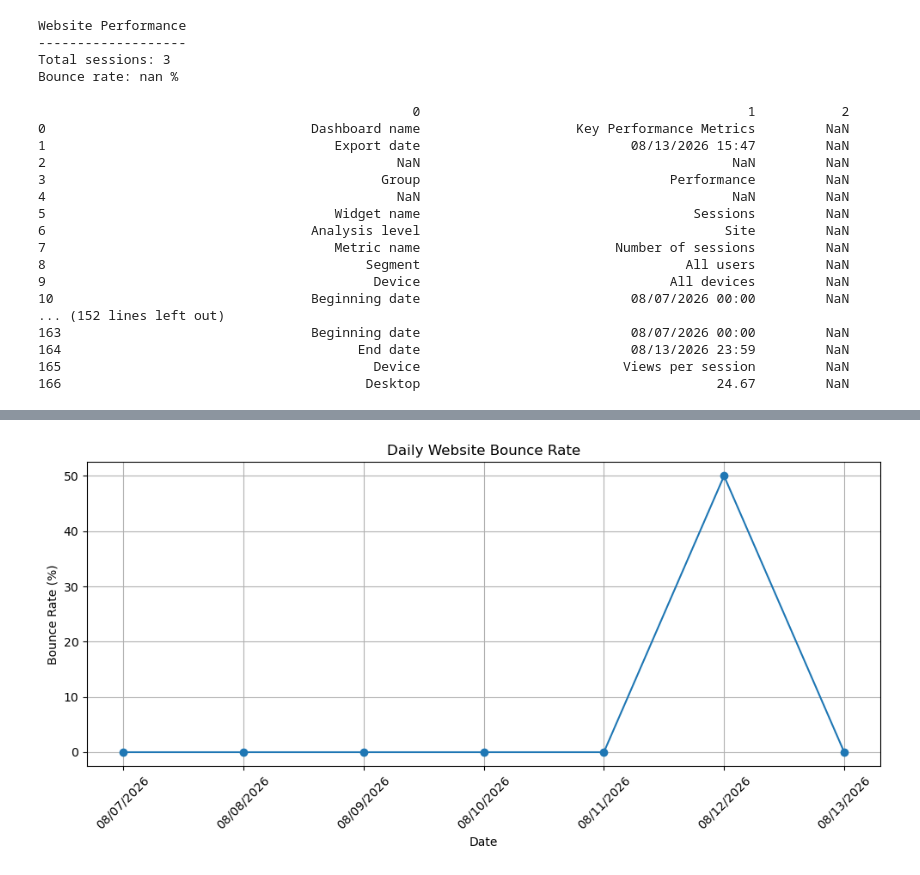
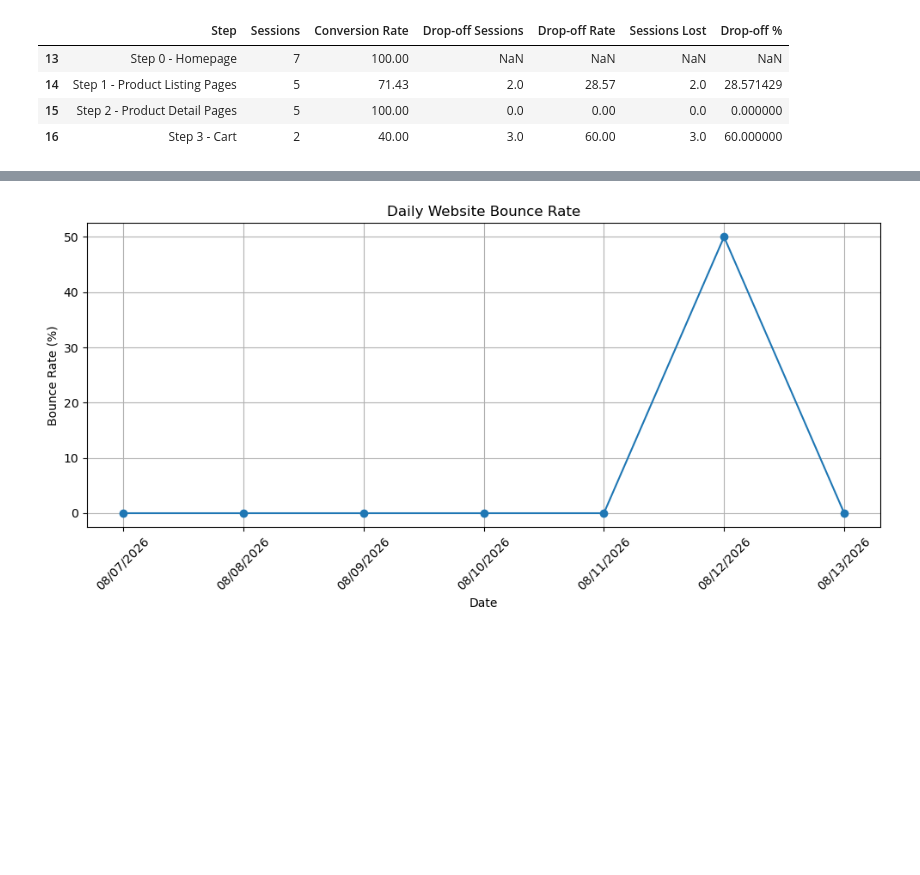
Before and after one commit to lomboto05-commits/contentsquare-website-analytics, a Jupyter notebook: ContentsquareAnalysis.ipynb, the cells around one changed output, grey strips where cells are left out. Saved outputs shown, nothing was run; the diff lists cells and outputs as text; code cells hidden in the pictures; blank space fills up the shorter version.

```diff
--- a/ContentsquareAnalysis.ipynb
+++ b/ContentsquareAnalysis.ipynb
@@ -82,36 +88,46 @@ Shape: (167, 3)
 # %%
-# Extract key website KPIs
+# Import funnel data from the Contentsquare Excel export
 
-sessions = kpi_raw.loc[12, 1]
-bounce_rate = kpi_raw.loc[22, 1]
+funnel_data = pd.read_excel(
+    "New dashboard-08_15_2026-Contentsquare.xlsx",
+    sheet_name="Dashboard",
+    header=None
+)
 
-print("Website Performance")
-print("-------------------")
-print("Total sessions:", sessions)
-print("Bounce rate:", bounce_rate, "%")
+# Select the rows containing the funnel steps
+funnel = funnel_data[
+    funnel_data[0].astype(str).str.startswith("Step ")
+].copy()
+
+# Rename the funnel columns
+funnel = funnel.iloc[:, :5]
+funnel.columns = [
+    "Step",
+    "Sessions",
+    "Conversion Rate",
+    "Drop-off Sessions",
+    "Drop-off Rate"
+]
+
+# Convert numerical columns to numeric values
+funnel["Sessions"] = pd.to_numeric(funnel["Sessions"], errors="coerce")
+funnel["Conversion Rate"] = pd.to_numeric(funnel["Conversion Rate"], errors="coerce")
+funnel["Drop-off Sessions"] = pd.to_numeric(funnel["Drop-off Sessions"], errors="coerce")
+funnel["Drop-off Rate"] = pd.to_numeric(funnel["Drop-off Rate"], errors="coerce")
-# %% [output]
-Website Performance
--------------------
-Total sessions: 3
-Bounce rate: nan %
 # %%
-print(kpi_raw.to_string())
+# Analyse session drop-off between funnel stages
+
+funnel["Sessions Lost"] = funnel["Sessions"].shift(1) - funnel["Sessions"]
+
+funnel["Drop-off %"] = (
+    funnel["Sessions Lost"] / funnel["Sessions"].shift(1) * 100
+)
+
+funnel
 # %% [output]
-                                                0                                          1           2
-0                                  Dashboard name                    Key Performance Metrics         NaN
-1                                     Export date                           08/13/2026 15:47         NaN
-2                                             NaN                                        NaN         NaN
-3                                           Group                                Performance         NaN
-4                                             NaN                                        NaN         NaN
-5                                     Widget name                                   Sessions         NaN
-6                                  Analysis level                                       Site         NaN
-7                                     Metric name                         Number of sessions         NaN
-8                                         Segment                                  All users         NaN
-9                                          Device                                All devices         NaN
-10                                 Beginning date                           08/07/2026 00:00         NaN
-... (152 lines left out)
-163                                Beginning date                           08/07/2026 00:00         NaN
-164                                      End date                           08/13/2026 23:59         NaN
-165                                        Device                          Views per session         NaN
-166                                       Desktop                                      24.67         NaN
+|  | Step | Sessions | Conversion Rate | Drop-off Sessions | Drop-off Rate | Sessions Lost | Drop-off % |
+| 13 | Step 0 - Homepage | 7 | 100.00 | NaN | NaN | NaN | NaN |
+| 14 | Step 1 - Product Listing Pages | 5 | 71.43 | 2.0 | 28.57 | 2.0 | 28.571429 |
+| 15 | Step 2 - Product Detail Pages | 5 | 100.00 | 0.0 | 0.00 | 0.0 | 0.000000 |
+| 16 | Step 3 - Cart | 2 | 40.00 | 3.0 | 60.00 | 3.0 | 60.000000 |
 # %%
```
Also changed, not shown: parts of 11 cells of this notebook, 4 other files.
